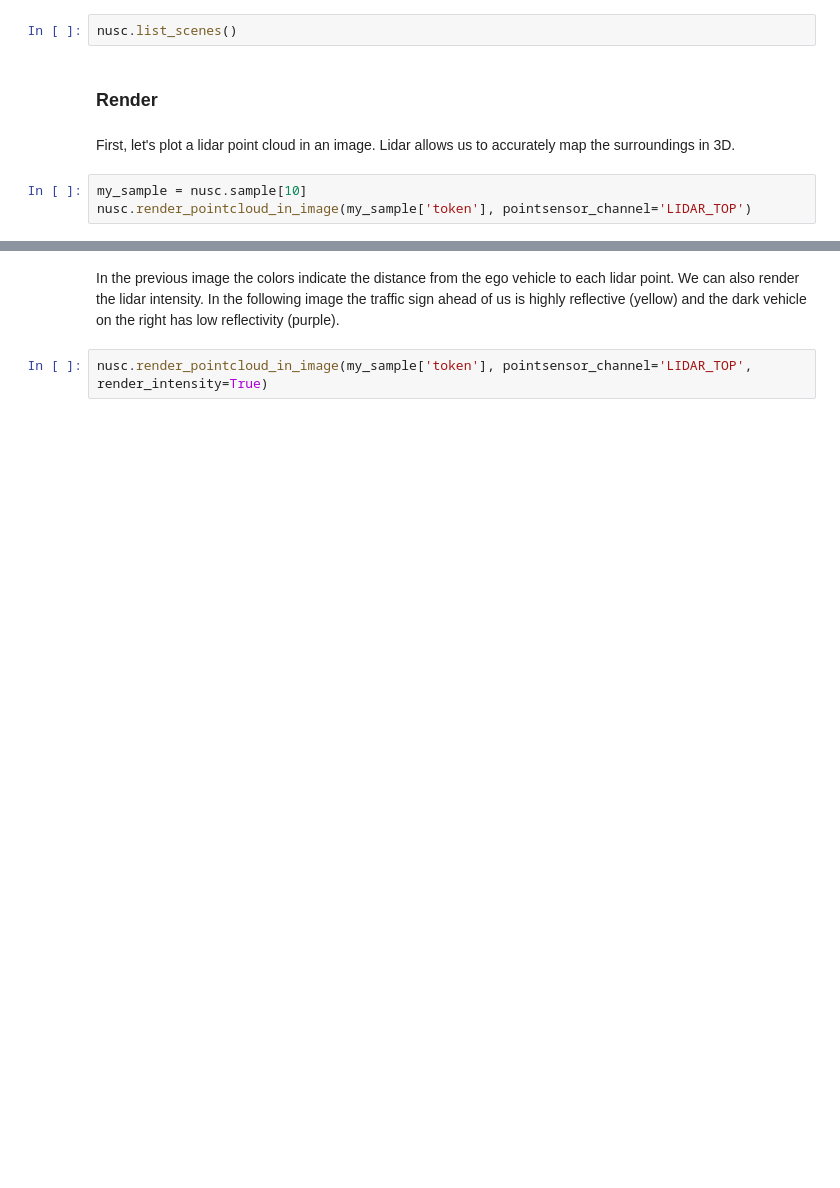
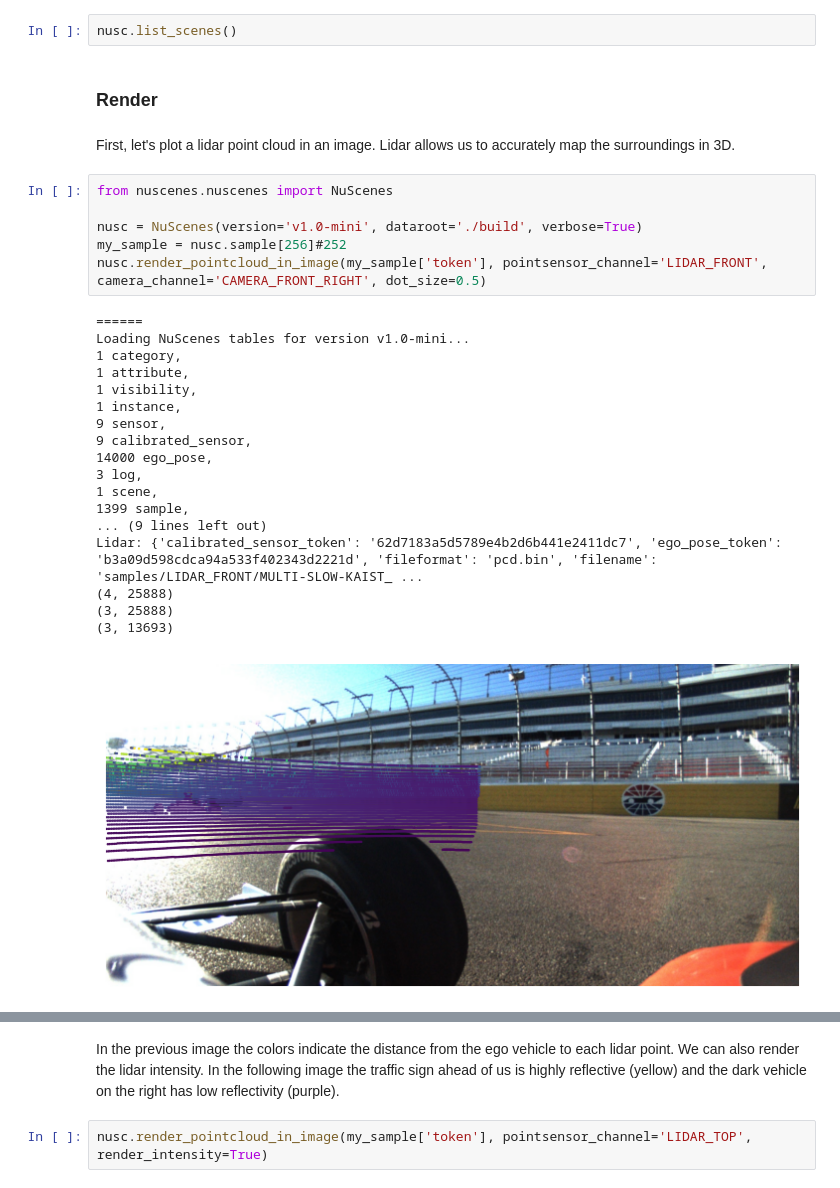
Before and after one commit to linklab-uva/rosbag2nuscenes, a Jupyter notebook: nuscenes_tutorial.ipynb, the cells around one changed output, grey strips where cells are left out. Saved outputs shown, nothing was run; the diff lists cells and outputs as text; blank space fills up the shorter version.

```diff
--- a/nuscenes_tutorial.ipynb
+++ b/nuscenes_tutorial.ipynb
@@ -459,6 +459,28 @@ nusc.list_scenes()
 ### Render
 # %% [markdown]
 First, let's plot a lidar point cloud in an image. Lidar allows us to accurately map the surroundings in 3D.
-# %%
-my_sample = nusc.sample[10]
-nusc.render_pointcloud_in_image(my_sample['token'], pointsensor_channel='LIDAR_TOP')
+# %%
+from nuscenes.nuscenes import NuScenes
+
+nusc = NuScenes(version='v1.0-mini', dataroot='./build', verbose=True)
+my_sample = nusc.sample[256]#252
+nusc.render_pointcloud_in_image(my_sample['token'], pointsensor_channel='LIDAR_FRONT', camera_channel='CAMERA_FRONT_RIGHT', dot_size=0.5)
+# %% [output]
+======
+Loading NuScenes tables for version v1.0-mini...
+1 category,
+1 attribute,
+1 visibility,
+1 instance,
+9 sensor,
+9 calibrated_sensor,
+14000 ego_pose,
+3 log,
+1 scene,
+1399 sample,
+... (9 lines left out)
+Lidar: {'calibrated_sensor_token': '62d7183a5d5789e4b2d6b441e2411dc7', 'ego_pose_token': 'b3a09d598cdca94a533f402343d2221d', 'fileformat': 'pcd.bin', 'filename': 'samples/LIDAR_FRONT/MULTI-SLOW-KAIST_ ...
+(4, 25888)
+(3, 25888)
+(3, 13693)
+[figure, added]
```
Also changed, not shown: parts of 3 cells of this notebook, 6 other files.
